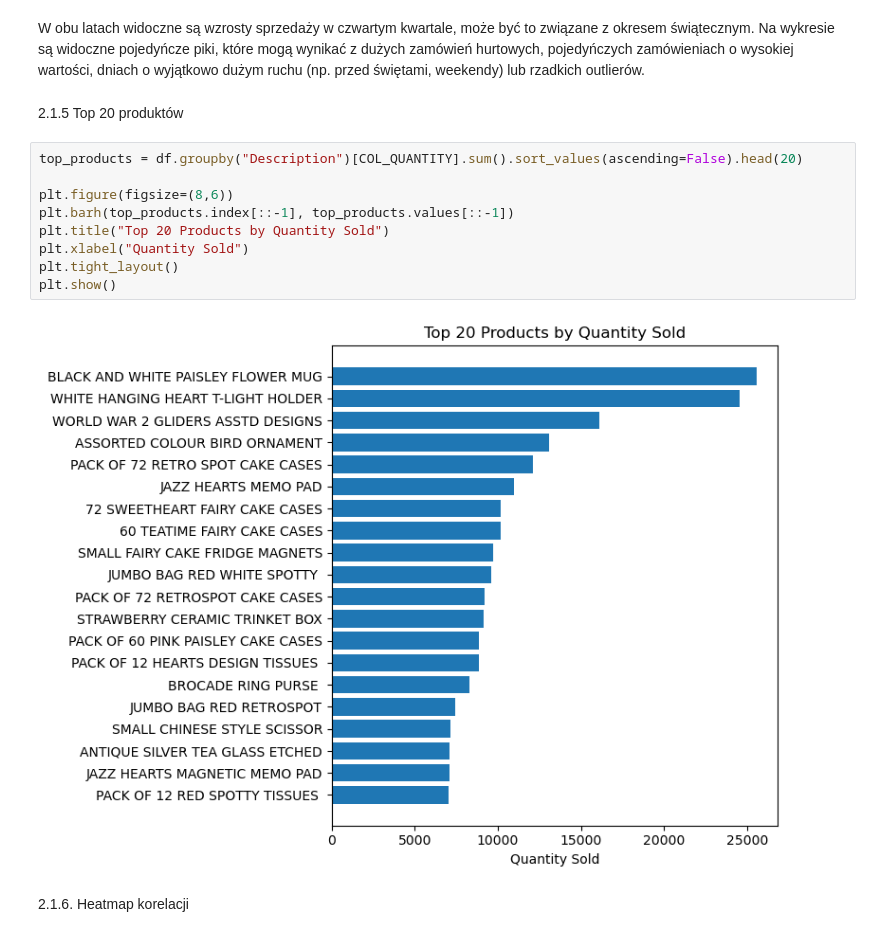
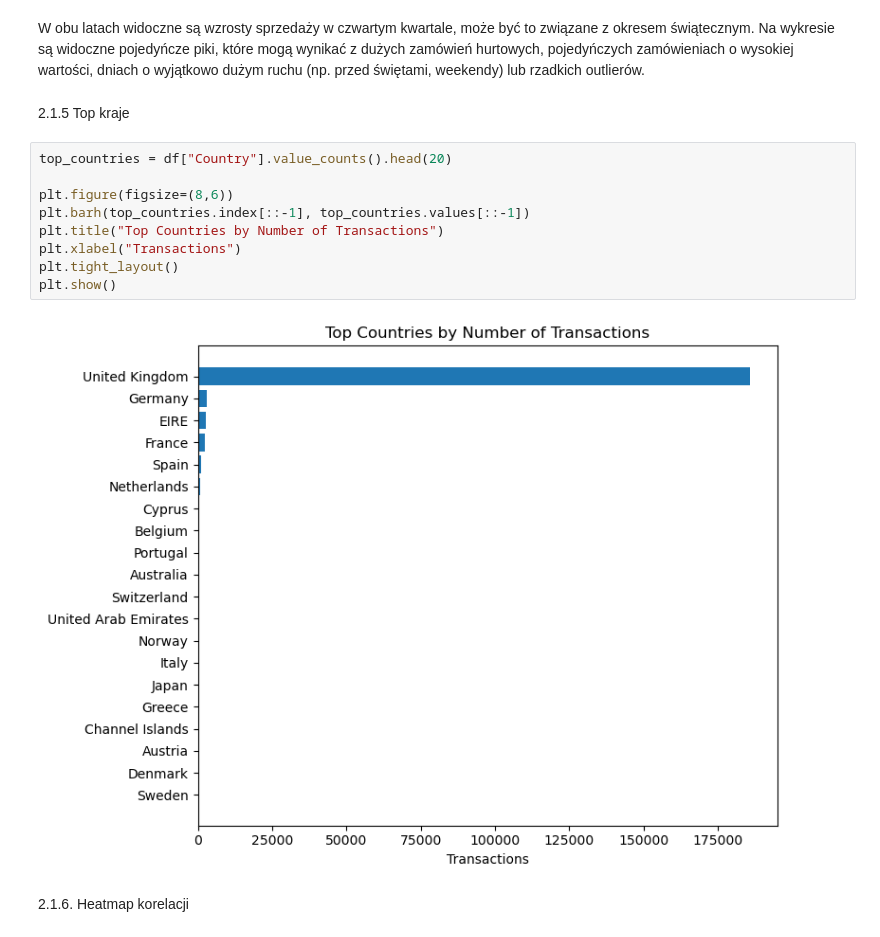
Before and after one commit to lukaszkortals/ML_Online_Retail_II, a Jupyter notebook: notebooks/project.ipynb, the cells around one changed output. Drawn from its saved outputs; the diff is of its cells as text.

```diff
--- a/notebooks/project.ipynb
+++ b/notebooks/project.ipynb
@@ -196,18 +198,18 @@ plt.show()
 # %% [markdown]
 W obu latach widoczne są wzrosty sprzedaży w czwartym kwartale, może być to związane z okresem świątecznym. Na wykresie są widoczne pojedyńcze piki, które mogą wynikać z dużych zamówień hurtowych, pojedyńczych zamówieniach o wysokiej wartości, dniach o wyjątkowo dużym ruchu (np. przed świętami, weekendy) lub rzadkich outlierów.
 # %% [markdown]
-2.1.5 Top 20 produktów
+2.1.5 Top kraje
 # %%
-top_products = df.groupby("Description")[COL_QUANTITY].sum().sort_values(ascending=False).head(20)
+top_countries = df["Country"].value_counts().head(20)
 
 plt.figure(figsize=(8,6))
-plt.barh(top_products.index[::-1], top_products.values[::-1])
-plt.title("Top 20 Products by Quantity Sold")
-plt.xlabel("Quantity Sold")
+plt.barh(top_countries.index[::-1], top_countries.values[::-1])
+plt.title("Top Countries by Number of Transactions")
+plt.xlabel("Transactions")
 plt.tight_layout()
 plt.show()
 # %% [output]
-[figure, old version]
+[figure, new version]
 # %% [markdown]
 2.1.6. Heatmap korelacji
 # %%
```
Also changed, not shown: parts of 10 cells of this notebook.
